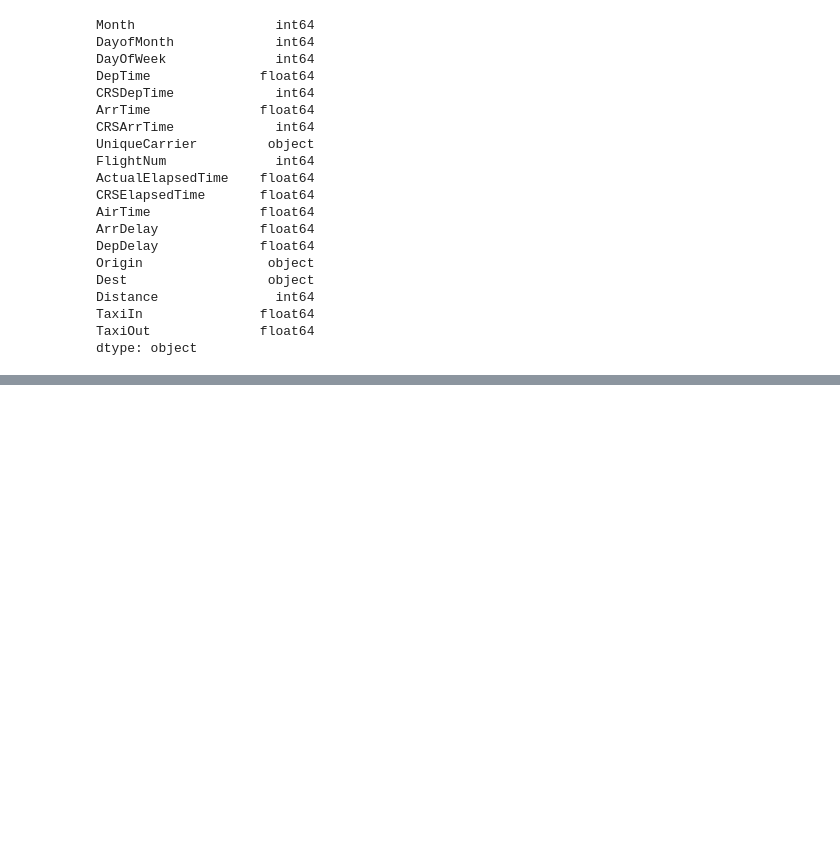
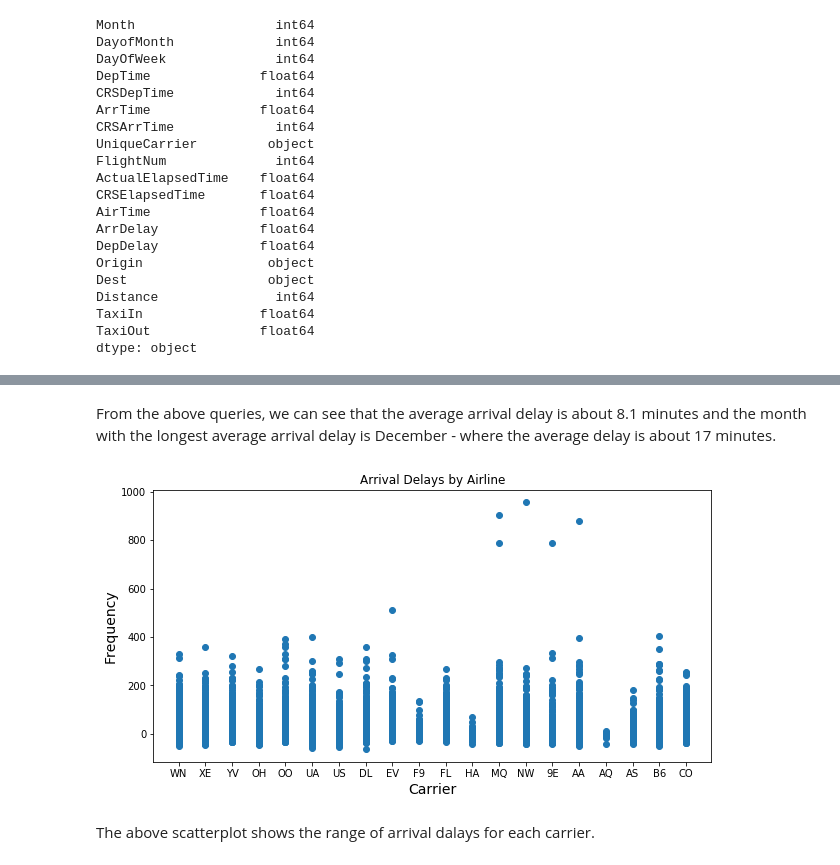
Before and after one commit to etterfred/Thinkful, a Jupyter notebook: 3.6.2 - Airline Arrivals.ipynb, the cells around one changed output, grey strips where cells are left out. Cells and saved outputs as stored; diff of their text form; code cells hidden in the pictures; blank space fills up the shorter version.

```diff
--- a/3.6.2 - Airline Arrivals.ipynb
+++ b/3.6.2 - Airline Arrivals.ipynb
@@ -135,0 +208,13 @@ df.loc[0:300, 'FlightNum':"TaxiIn"].head(5)
+# %% [markdown]
+From the above queries, we can see that the average arrival delay is about 8.1 minutes and the month with the longest average arrival delay is December - where the average delay is about 17 minutes.
+# %%
+plt.figure(figsize=(10, 5))
+plt.scatter(df['UniqueCarrier'], df['ArrDelay'])
+plt.title('Arrival Delays by Airline')
+plt.xlabel('Carrier', fontsize=14)
+plt.ylabel('Frequency', fontsize=14)
+plt.show()
+# %% [output]
+[figure, added]
+# %% [markdown]
+The above scatterplot shows the range of arrival dalays for each carrier.
```
Also changed, not shown: parts of 63 cells of this notebook.
